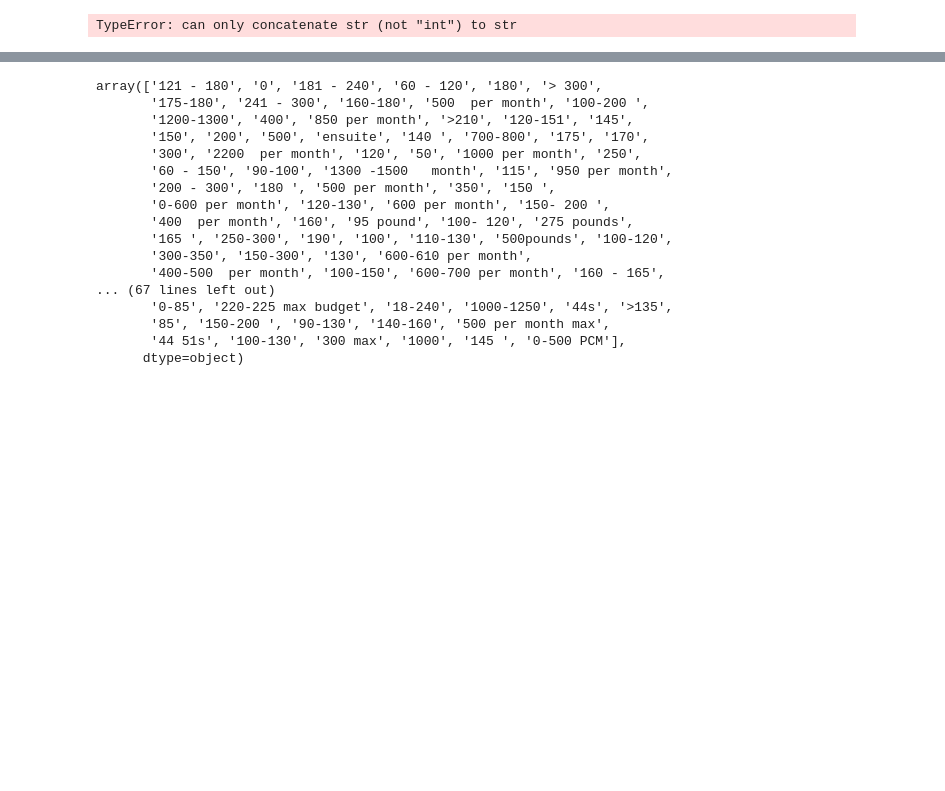
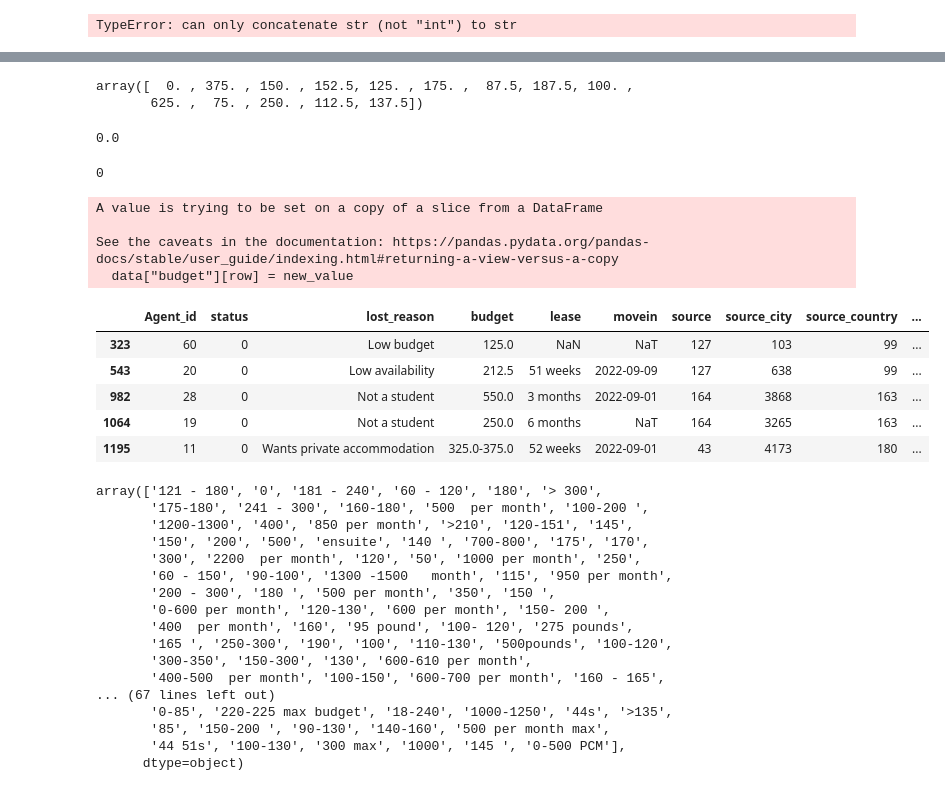
Before and after one commit to Shruti-Agrawal28/lead-score_model, a Jupyter notebook: lead scoring model.ipynb, the cells around one changed output, grey strips where cells are left out. Drawn from its saved outputs; the diff is of its cells as text; code cells hidden in the pictures; blank space fills up the shorter version.

```diff
--- a/lead scoring model.ipynb
+++ b/lead scoring model.ipynb
@@ -405,3 +418,8 @@ a.tail(60)
 | 45573 | 60 | 0 | Low budget | 450 per month | 52 weeks | 2022-09-09 | 280 | 3785 | 99 | ... |
 | 45611 | 111 | 0 | Booked with competitor | 350 per month | 51 weeks | 2022-09-09 | 280 | 2619 | 99 | ... |
 | 45860 | 60 | 0 | Low budget | 350 per month | 51 weeks | 2022-09-20 | 280 | 456 | 99 | ... |
+# %%
+a.middle.unique()
+# %% [output]
+array([  0. , 375. , 150. , 152.5, 125. , 175. ,  87.5, 187.5, 100. ,
+       625. ,  75. , 250. , 112.5, 137.5])
@@ -408,3 +428,48 @@ a.tail(60)
+# %%
+a['middle'].values[0]
+# %% [output]
+0.0
+# %%
+int(a['middle'].values[0])
+# %% [output]
+0
+# %%
+#you want to join the middle if the value is not 0 right?yes
+#you want to concatenate the start nd middle or just want to form it as <start value>-<middle value
+#let me think about the logic, do not move the notebook
+# if the mid is 0 then the new col will be only start, and the dtype int or str both is fine but you have to select one dtype of the column the other elements are in str so i will have to convert them into int too in the df dataframe
+# but in a single column there cannot be multiple dtype then str, ok
+
+def concat_col_mid(data: pd.DataFrame):
+    start_col = data['start']
+    middle_col = data['middle']
+
+    for row in data.index:
+        start_value = start_col[row]
+        middle_col_val = middle_col[row]
+
+        new_value = f"{start_value}-{middle_col_val}" if not int(middle_col_val) == 0 else str(start_value)
+        data["budget"][row] = new_value
+
+    return data
+
+
+
+new_data = concat_col_mid(a)
+# %% [output]
+A value is trying to be set on a copy of a slice from a DataFrame
+
+See the caveats in the documentation: https://pandas.pydata.org/pandas-docs/stable/user_guide/indexing.html#returning-a-view-versus-a-copy
+  data["budget"][row] = new_value
+# %%
+new_data.head(5)
+# %% [output]
+|  | Agent_id | status | lost_reason | budget | lease | movein | source | source_city | source_country | ... |
+| 323 | 60 | 0 | Low budget | 125.0 | NaN | NaT | 127 | 103 | 99 | ... |
+| 543 | 20 | 0 | Low availability | 212.5 | 51 weeks | 2022-09-09 | 127 | 638 | 99 | ... |
+| 982 | 28 | 0 | Not a student | 550.0 | 3 months | 2022-09-01 | 164 | 3868 | 163 | ... |
+| 1064 | 19 | 0 | Not a student | 250.0 | 6 months | NaT | 164 | 3265 | 163 | ... |
+| 1195 | 11 | 0 | Wants private accommodation | 325.0-375.0 | 52 weeks | 2022-09-01 | 43 | 4173 | 180 | ... |
 # %%
 df["budget"].unique()
 # %% [output]
```
Also changed, not shown: parts of 7 cells of this notebook, 1 other file.
